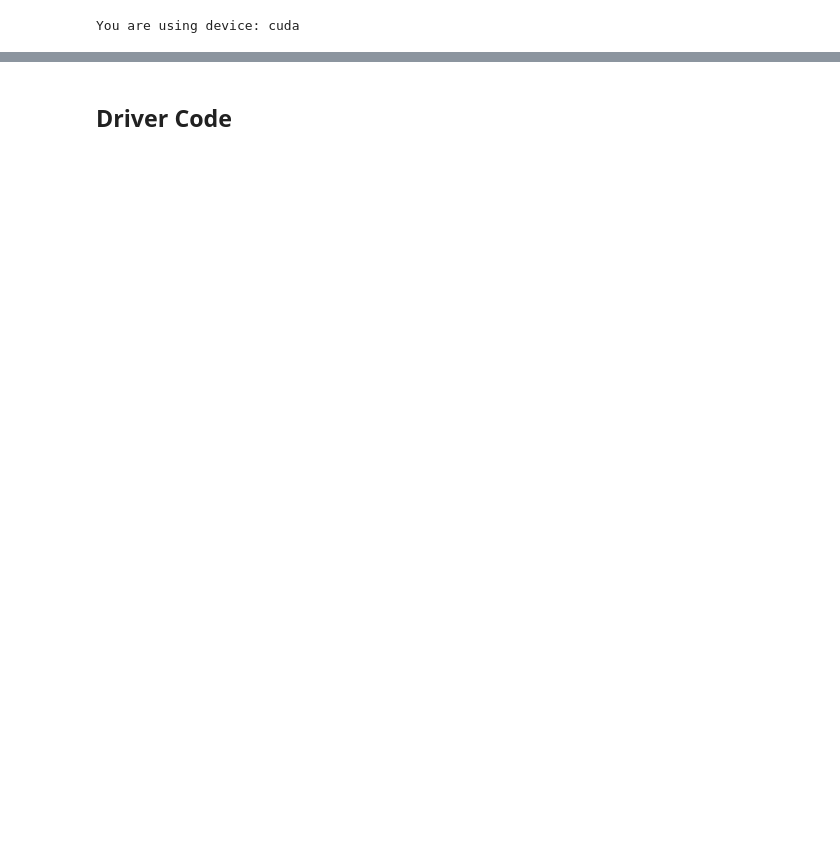
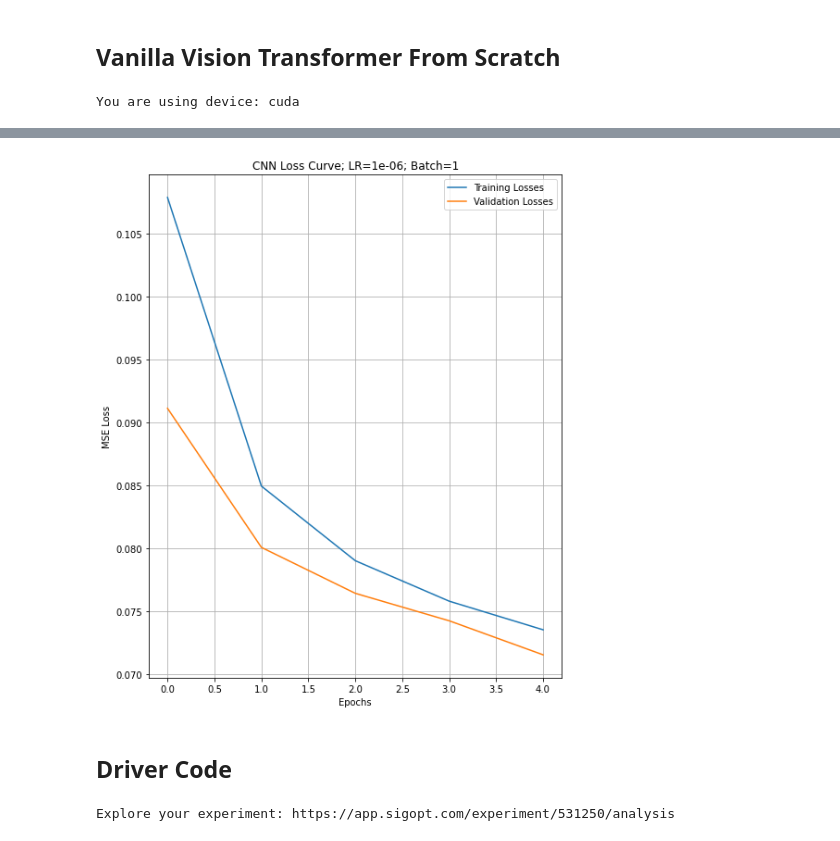
Before and after one commit to mchockal/gcs, a Jupyter notebook: base_vanilla_vit.ipynb, the cells around one changed output, grey strips where cells are left out. Cells and saved outputs as stored; diff of their text form; code cells hidden in the pictures; blank space fills up the shorter version.

Commit message:
updated sigopt code

```diff
--- a/base_vanilla_vit.ipynb
+++ b/base_vanilla_vit.ipynb
@@ -1,3 +1,5 @@
+# %% [markdown]
+## Vanilla Vision Transformer From Scratch
 # %%
 import math
 import time
@@ -144,12 +180,15 @@ def RMSELoss(yhat, y, eps=1e-6):
 # %%
+## SKIP FOR SIGOPT EXPERIMENT ##
+
 def main():
-    # Normalizing images per the paper and resizing each image to 64 x 192.
+    torch.cuda.empty_cache()
+    # Resizing each image to 64 x 192.
     transform = transforms.Compose([
         # Citation:
         # https://pytorch.org/vision/stable/transforms.html#scriptable-transforms
         transforms.Resize((64, 192)),
     ])
-    # Loading in images with normalization and resizing applied.
+    # Loading in images with resizing applied.
     training_set, validation_set, test_set = dataset.load_nvidia_dataset(batch_size=BATCH_SIZE, transform=transform)
 
     image_size = training_set.dataset[0][0].shape
@@ -164,30 +203,57 @@ def main():
                                                NUM_LAYERS,
                                                DROPOUT).to(device)
 
-    criterion = RMSELoss
+    criterion = nn.MSELoss()
+#     criterion = RMSELoss
 
-    optimizer = torch.optim.Adam(model.parameters(), lr=LEARNING_RATE)
+    optimizer = torch.optim.Adam(model.parameters(), lr=LEARNING_RATE, weight_decay=WEIGHT_DECAY_REGULARIZATION_TERM)
     scheduler = torch.optim.lr_scheduler.ReduceLROnPlateau(optimizer)
 
-    best = 1.0
+    best = float('inf')
     best_model = None
+    best_epoch = None
+    train_losses = []
+    valid_losses = []
+    scaler = torch.cuda.amp.GradScaler()
+
+
     for epoch in range(NUM_EPOCHS):
 
         # Training.
-        train_loss = train(epoch, training_set, model, optimizer, criterion)
-        scheduler.step(train_loss)
+        train_loss = train(epoch, training_set, model, optimizer, criterion, scaler=scaler)
+        temp = train_loss
+        temp.cpu()
+        temp = float(temp)
+        train_losses.append(temp)
+        print(f"Average training loss this epoch: {temp:.4f}")
 
         # Validation.
         valid_loss = validate(epoch, validation_set, model, criterion)
+        temp = valid_loss
+        temp.cpu()
+        temp = float(temp)
+        valid_losses.append(temp)
+
+        scheduler.step(train_loss)
 
         if valid_loss < best:
             best = valid_loss
             best_model = copy.deepcopy(model)
+            best_epoch = epoch
+
 
     print('Best Loss @1: {:.4f}'.format(best))
 
     torch.save(best_model.state_dict(), './checkpoints/vanilla_vision_transformer.pth')
 
+    losses_to_plot = train_losses, valid_losses
+    plots(losses_to_plot,
+          lr=LEARNING_RATE,
+          reg=WEIGHT_DECAY_REGULARIZATION_TERM,
+          batch=BATCH_SIZE,
+          # momentum=MOMENTUM  # not necessary for ADAM
+         )
+
 if __name__ == '__main__':
     main()
 # %% [output]
@@ -211,3 +277,4 @@ Best Loss @1: 0.2644
+[figure, added]
 # %% [markdown]
 ## Driver Code
 # %%
@@ -282,24 +387,31 @@ args = {
 # %%
+sigopt.set_project('vanilla_vit')
 conn = sigopt.Connection(client_token=os.environ.get("SIGOPT_API_TOKEN"))
 experiment = conn.experiments().create(
 
-    name="NVIDIA CNN Optimization",
+    name="Vanilla ViT Optimization 5",
 
     parameters=[
-        dict(name="momentum", bounds=dict(min=0.0, max=1), type="double"),
-        dict(name="reg", bounds=dict(min=0.00001, max=1), type="double", transformation="log"),
-        dict(name="learning_rate", bounds=dict(min=0.00001 ,max=1), type="double", transformation="log"),
-        dict(name="batch_size",  type="categorical", categorical_values: [32, 64, 128, 256, 512, 1024])
+        dict(name="reg", bounds=dict(min=0.00001, max=1.0), type="double", transformation="log"),
+        dict(name="learning_rate", bounds=dict(min=0.00001 ,max=1.0), type="double", transformation="log"),
+        dict(name="dropout", bounds=dict(min=0.1 ,max=0.9), type="double", transformation="log"),
+#         dict(name="batch_size", categorical_values=["1","8","16", "32", "64"], type="categorical"),
+#         dict(name="num_heads", bounds=dict(min=2, max=12), type="int"),
+#         dict(name="num_layers", bounds=dict(min=2, max=12), type="int"),
+#         dict(name="patch_size", categorical_values=["4","8","16"], type="categorical"),
+#         dict(name="embed_dim", categorical_values=["256","512","768", "1024"], type="categorical")
         ],
 
     metrics=[
-        dict(name="RMSE", objective="minimize", strategy="optimize")
+        dict(name="MSE", objective="minimize", strategy="optimize")
         ],
 
-    observation_budget = 5,
+    observation_budget = 30,
 )
 
 print("Explore your experiment: https://app.sigopt.com/experiment/" + experiment.id + "/analysis")
+# %% [output]
+Explore your experiment: https://app.sigopt.com/experiment/531250/analysis
 # %%
 #Optimization Loop
 for _ in range(experiment.observation_budget):
```
Also changed, not shown: parts of 10 cells of this notebook.
